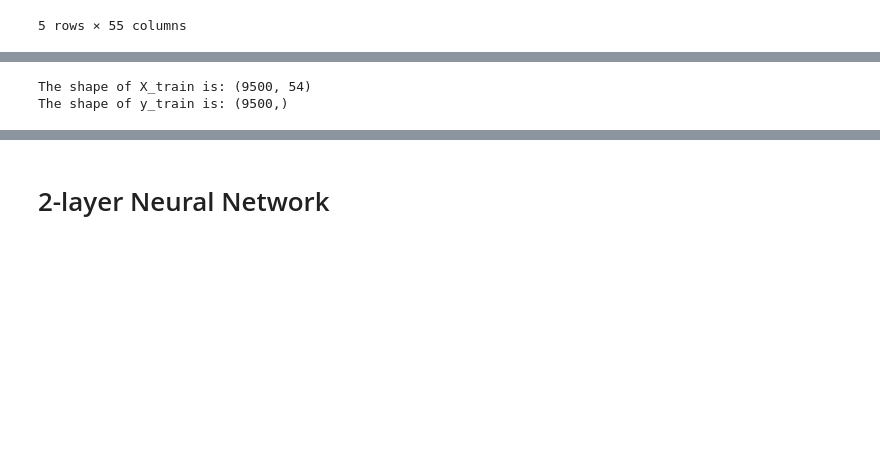
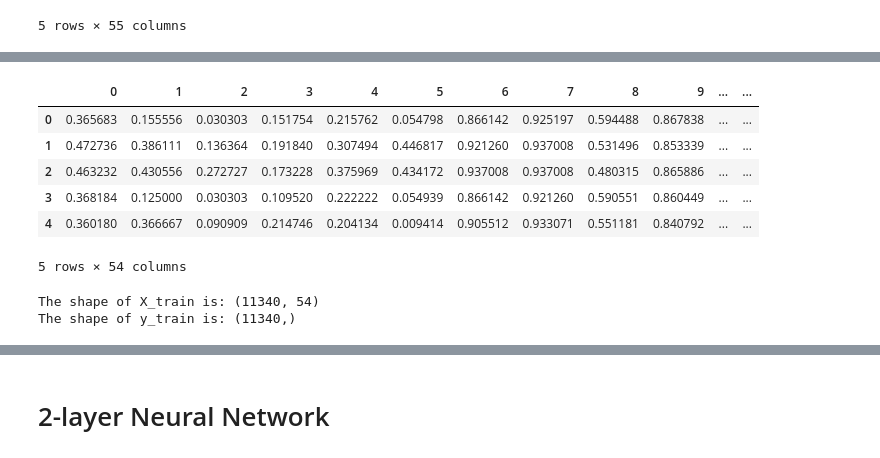
Before and after one commit to samyakahuja/multi_layer_nn, a Jupyter notebook: multi_layer_nn.ipynb, the cells around one changed output, grey strips where cells are left out. Saved outputs shown, nothing was run; the diff lists cells and outputs as text; code cells hidden in the pictures; blank space fills up the shorter version.

```diff
--- a/multi_layer_nn.ipynb
+++ b/multi_layer_nn.ipynb
@@ -51,13 +78,27 @@ y = dataset.pop('5')
+# %%
+dataset.head()
+# %% [output]
+|  | 0 | 1 | 2 | 3 | 4 | 5 | 6 | 7 | 8 | 9 | ... | ... |
+| 0 | 0.365683 | 0.155556 | 0.030303 | 0.151754 | 0.215762 | 0.054798 | 0.866142 | 0.925197 | 0.594488 | 0.867838 | ... | ... |
+| 1 | 0.472736 | 0.386111 | 0.136364 | 0.191840 | 0.307494 | 0.446817 | 0.921260 | 0.937008 | 0.531496 | 0.853339 | ... | ... |
+| 2 | 0.463232 | 0.430556 | 0.272727 | 0.173228 | 0.375969 | 0.434172 | 0.937008 | 0.937008 | 0.480315 | 0.865886 | ... | ... |
+| 3 | 0.368184 | 0.125000 | 0.030303 | 0.109520 | 0.222222 | 0.054939 | 0.866142 | 0.921260 | 0.590551 | 0.860449 | ... | ... |
+| 4 | 0.360180 | 0.366667 | 0.090909 | 0.214746 | 0.204134 | 0.009414 | 0.905512 | 0.933071 | 0.551181 | 0.840792 | ... | ... |
+5 rows × 54 columns
 # %%
 # Train - Test Split
 
 from sklearn.cross_validation import train_test_split
-X_train, X_test, y_train, y_test = train_test_split(dataset, y, train_size=0.95, random_state=1)
+X_train = dataset.iloc[0:11340,:]
+y_train = y.iloc[0:11340]
+X_test = dataset.iloc[11341:15121,:]
+y_test = y.iloc[11341:15121]
+#X_train, X_test, y_train, y_test = train_test_split(dataset, y, train_size=0.95, random_state=1)
 print ('The shape of X_train is: ' + str(X_train.shape))
 print ('The shape of y_train is: ' + str(y_train.shape))
 # %% [output]
-The shape of X_train is: (9500, 54)
-The shape of y_train is: (9500,)
+The shape of X_train is: (11340, 54)
+The shape of y_train is: (11340,)
 # %%
 # Reshape for machine learning model
 
```
Also changed, not shown: parts of 8 cells of this notebook, 1 other file.
